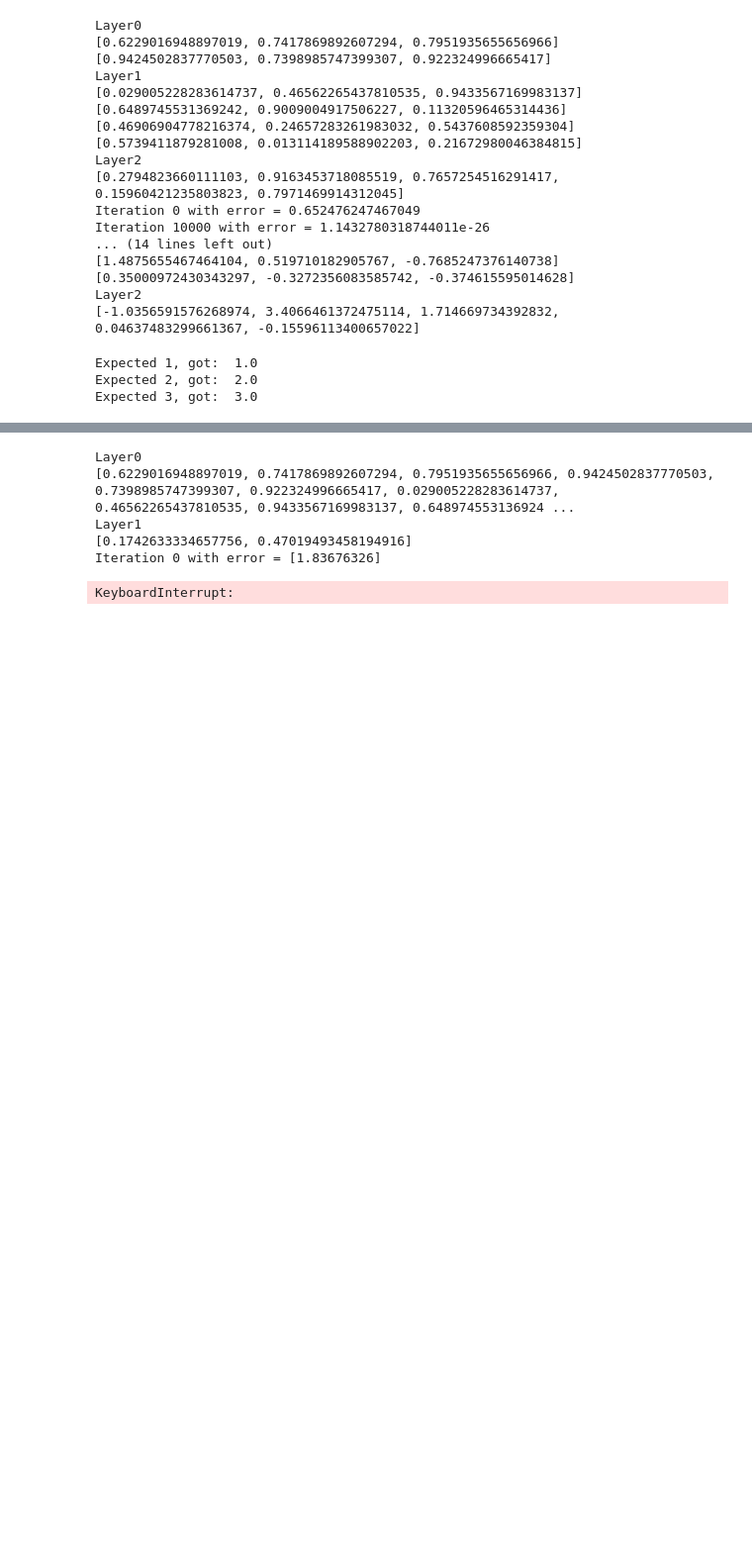
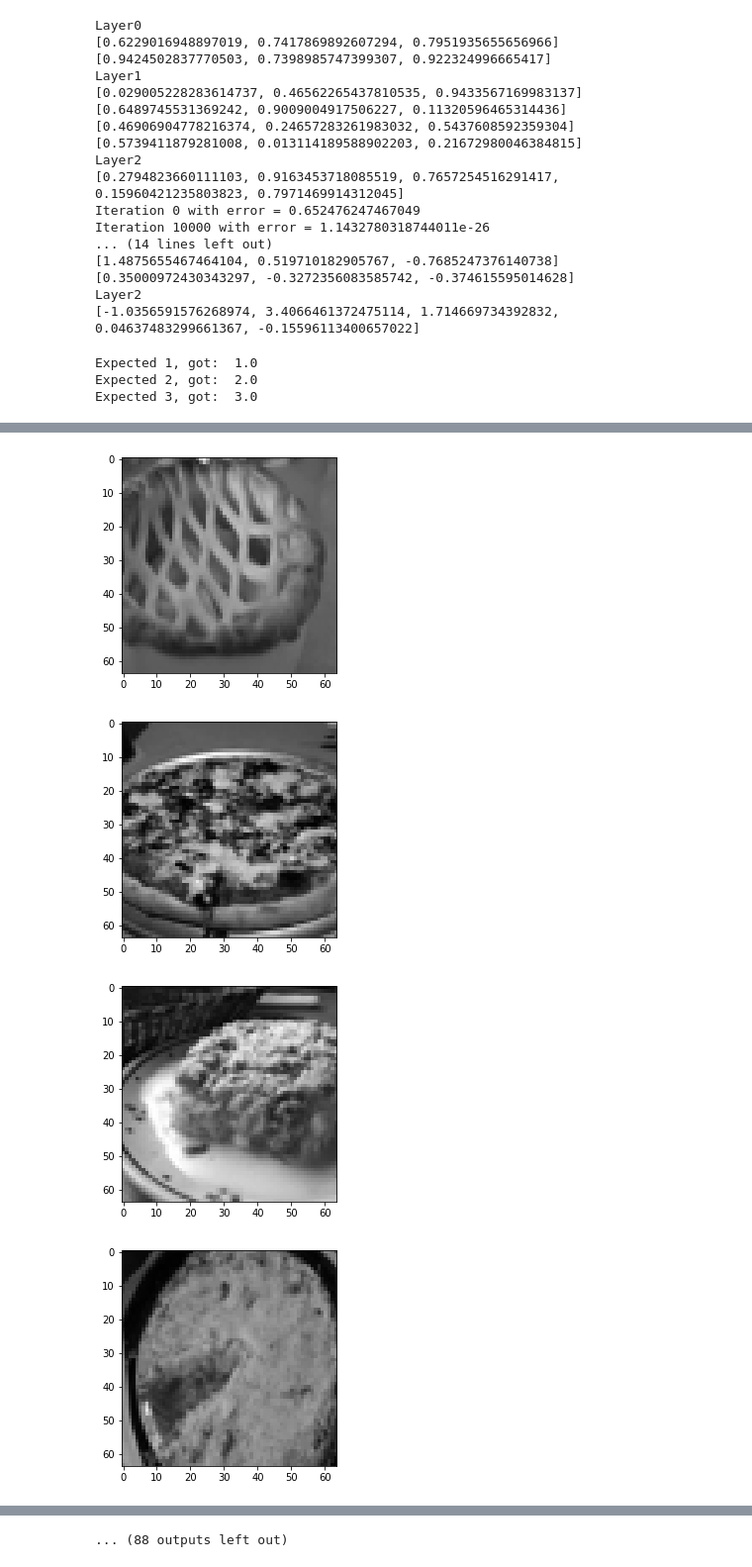
Before and after one commit to CapDRAKE/PROJET-ANNUEL-3IABD-SOLO, a Jupyter notebook: multi_layer_perceptron.ipynb, the cells around one changed output, grey strips where cells are left out. Shown at 99% size. Saved outputs shown, nothing was run; the diff lists cells and outputs as text; code cells hidden in the pictures; blank space fills up the shorter version.

Commit message:
update mlp for classification of images

```diff
--- a/multi_layer_perceptron.ipynb
+++ b/multi_layer_perceptron.ipynb
@@ -604,40 +620,57 @@ Layer2
 # %%
 from tqdm import tqdm
 from PIL import Image, ImageOps
+import os
+import matplotlib.pyplot as plt
+import matplotlib.image as img
 
-def preprocess_dataset(path1, path2, path3, img_size):
-    list_X, list_Y = [], []
-    images = [path1 + "/" + i for i in os.listdir(path1)] + [path2 + "/" + i for i in os.listdir(path2)] + [path3 + "/" + i for i in os.listdir(path3)]
+def preprocess_dataset(paths, img_size):
+    list_X, list_Y, images = [], [], []
+    for path in paths:
+        images = images + [path + "/" + i for i in os.listdir(path)]
+
     np.random.shuffle(images)
     for filename in tqdm(images):
         if "." in filename:
             img = ImageOps.grayscale(Image.open(filename).resize(img_size))
             array = np.asarray(img).flatten().tolist()
+            plt.imshow(img, cmap='gray', vmin = 0, vmax = 255,interpolation='none')
+            plt.show()
 
             list_X.append(array)
 
             if "pizza" in filename:
-                class_array = [1]
+                class_array = [0]#[1,0,0]#0
             elif "tarte aux pommes" in filename:
-                class_array = [2]
+                class_array = [1]#[0,1,0]#1
             elif "tarte aux fraises" in filename:
-                class_array = [3]
+                class_array = [0,0,1]#2
+            #On met 0,1,2 car nous sommes dans un modèle qui doit détecter plusieurs classes et on va renvoyer un tableau de proba (3 éléments)
+            #On fait un OneHotEncoder à la main car nous possédons 3 labels
 
             list_Y.append(class_array)
 
     X, Y = np.array(list_X), np.array(list_Y)
-    return X / 255. ** 2, Y
-X, Y = preprocess_dataset("D:/Github/PROJET-ANNUEL-3IABD-SOLO/dataset/train/pizza",
-                          "D:/Github/PROJET-ANNUEL-3IABD-SOLO/dataset/train/tarte aux pommes",
-                          "D:/Github/PROJET-ANNUEL-3IABD-SOLO/dataset/train/tarte aux fraises",
-                          (128, 128))
+    return X  / 255. ** 2, Y
+X, Y = preprocess_dataset(["D:/Github/PROJET-ANNUEL-3IABD-SOLO/dataset/train/pizza",
+                          "D:/Github/PROJET-ANNUEL-3IABD-SOLO/dataset/train/tarte aux pommes"
+                          #"D:/Github/PROJET-ANNUEL-3IABD-SOLO/dataset/train/tarte aux fraises",
+                          ],
+                          (64, 64))
 
 # Init the parameters for the network
-clf = MultiLayerPerceptron(learning_rate = 0.1, num_iteration = 100000, is_Classifier = False)
+clf = MultiLayerPerceptron(learning_rate = 1, num_iteration = 1000, is_Classifier = True)
 # Create the architecture backward
-clf.add_output_layer(num_neuron = 1, is_sigmoid=False)
-clf.add_hidden_layer(num_neuron = 1)
+clf.add_output_layer(num_neuron = 1 , is_sigmoid=True)
+clf.add_hidden_layer(num_neuron = 5)
+clf.add_hidden_layer(num_neuron = 20)
 
+#print(len(X[0]))
+#print(Y)
 # Train the network
 clf.train(X,Y)
 # %% [output]
+[figure, added]
+[figure, added]
+[figure, added]
+[figure, added]
@@ -644,6 +685 @@ clf.train(X,Y)
-Layer0
-[0.6229016948897019, 0.7417869892607294, 0.7951935655656966, 0.9424502837770503, 0.7398985747399307, 0.922324996665417, 0.029005228283614737, 0.46562265437810535, 0.9433567169983137, 0.648974553136924 ...
-Layer1
-[0.1742633334657756, 0.47019493458194916]
-Iteration 0 with error = [1.83676326]
+... (88 outputs left out)
-KeyboardInterrupt:
```
Also changed, not shown: parts of 4 cells of this notebook, 1 other file.
